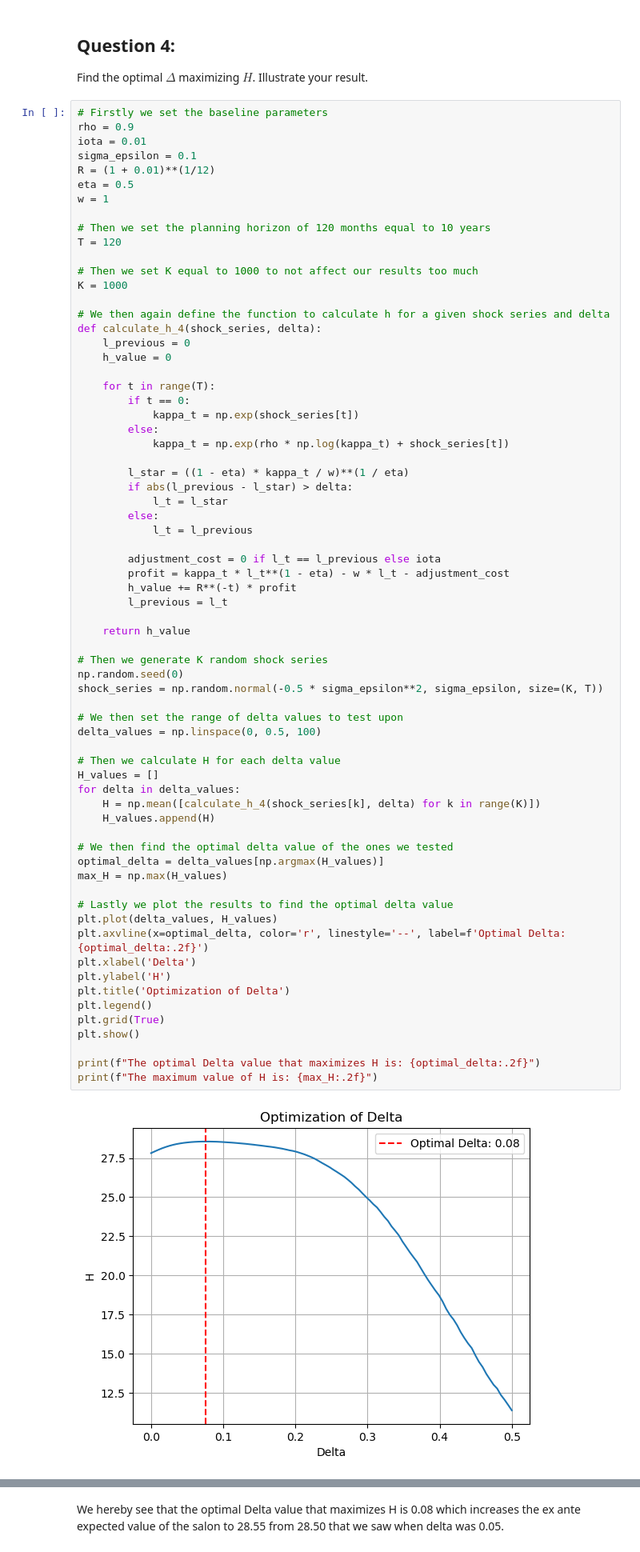
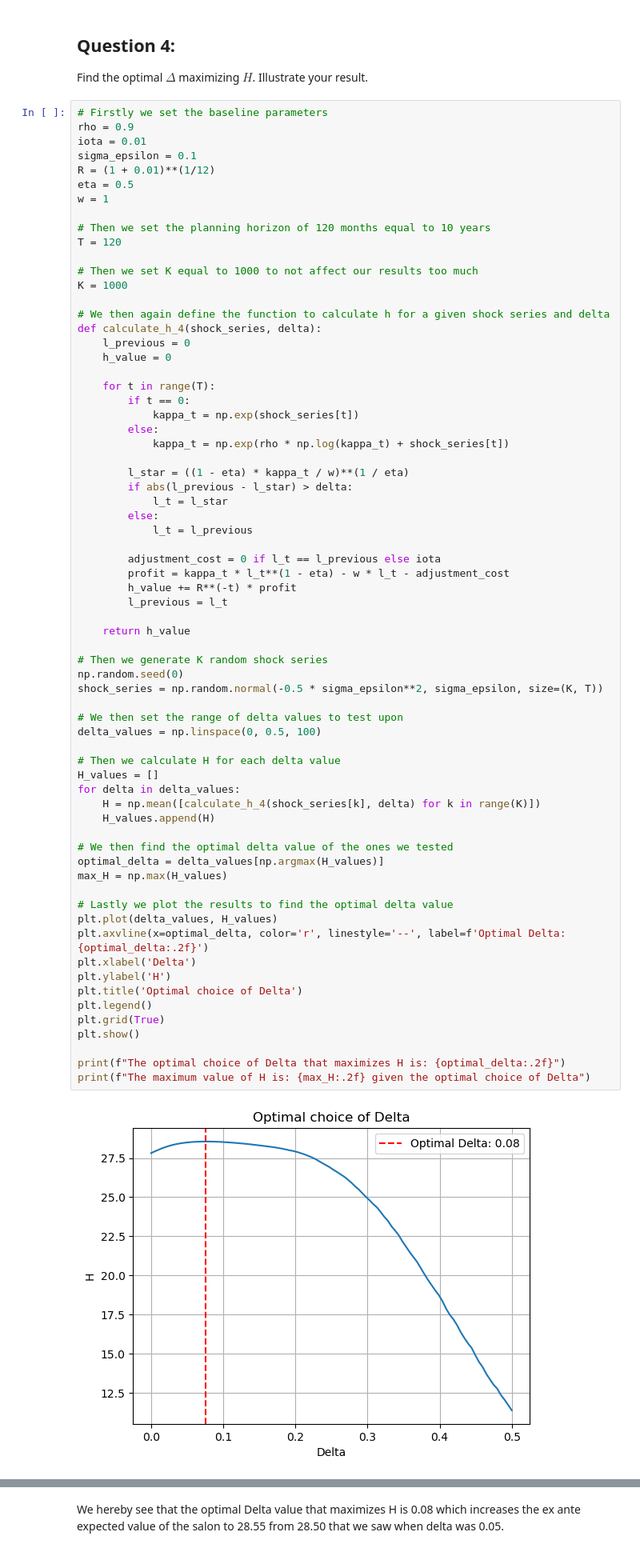
Before and after one commit to NumEconCopenhagen/projects-2023-leif, a Jupyter notebook: Examproject/Exam-2023-notebook.ipynb, the cells around one changed output, grey strips where cells are left out. Shown at 80% size. Saved outputs shown, nothing was run; the diff lists cells and outputs as text.

```diff
--- a/Examproject/Exam-2023-notebook.ipynb
+++ b/Examproject/Exam-2023-notebook.ipynb
@@ -345,34 +345,34 @@ def calculate_h_4(shock_series, delta):
 
     return h_value
 
 # Then we generate K random shock series
 np.random.seed(0)
 shock_series = np.random.normal(-0.5 * sigma_epsilon**2, sigma_epsilon, size=(K, T))
 
 # We then set the range of delta values to test upon
 delta_values = np.linspace(0, 0.5, 100)
 
 # Then we calculate H for each delta value
 H_values = []
 for delta in delta_values:
     H = np.mean([calculate_h_4(shock_series[k], delta) for k in range(K)])
     H_values.append(H)
 
 # We then find the optimal delta value of the ones we tested
 optimal_delta = delta_values[np.argmax(H_values)]
 max_H = np.max(H_values)
 
 # Lastly we plot the results to find the optimal delta value
 plt.plot(delta_values, H_values)
 plt.axvline(x=optimal_delta, color='r', linestyle='--', label=f'Optimal Delta: {optimal_delta:.2f}')
 plt.xlabel('Delta')
 plt.ylabel('H')
-plt.title('Optimization of Delta')
+plt.title('Optimal choice of Delta')
 plt.legend()
 plt.grid(True)
 plt.show()
 
-print(f"The optimal Delta value that maximizes H is: {optimal_delta:.2f}")
-print(f"The maximum value of H is: {max_H:.2f}")
+print(f"The optimal choice of Delta that maximizes H is: {optimal_delta:.2f}")
+print(f"The maximum value of H is: {max_H:.2f} given the optimal choice of Delta")
 # %% [output]
-[figure, old version]
+[figure, new version]
```
Also changed, not shown: parts of 5 cells of this notebook.
